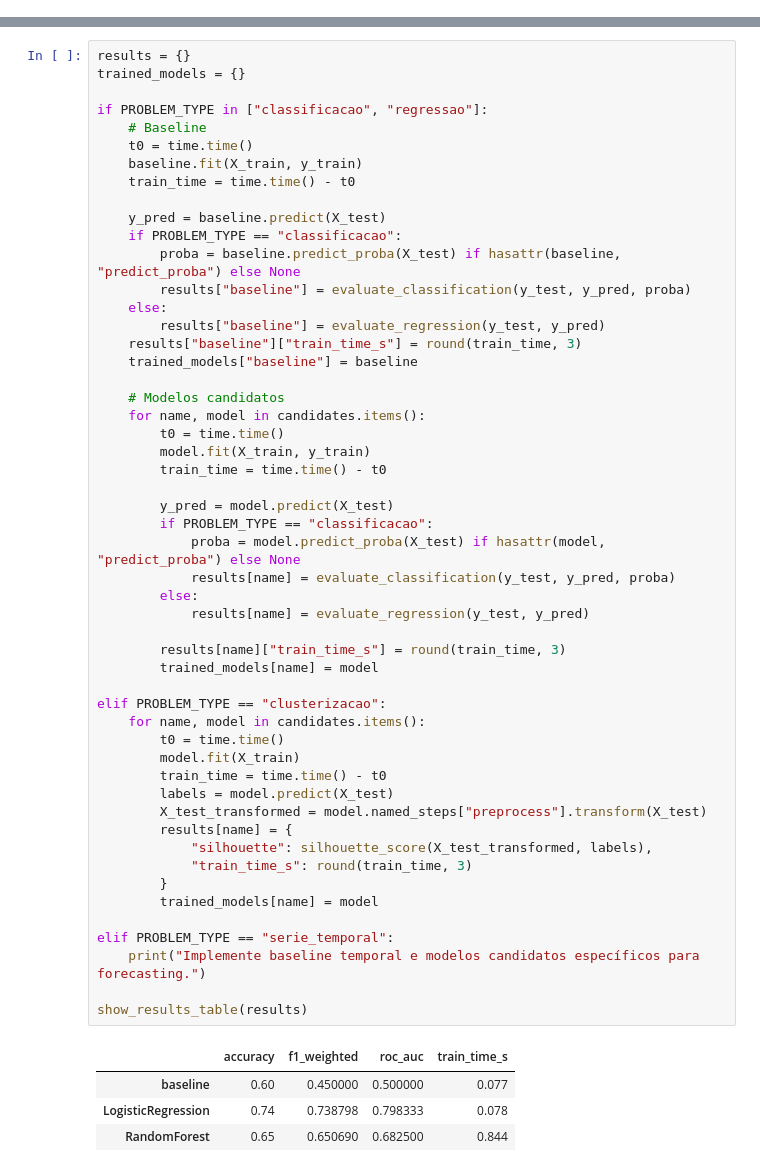
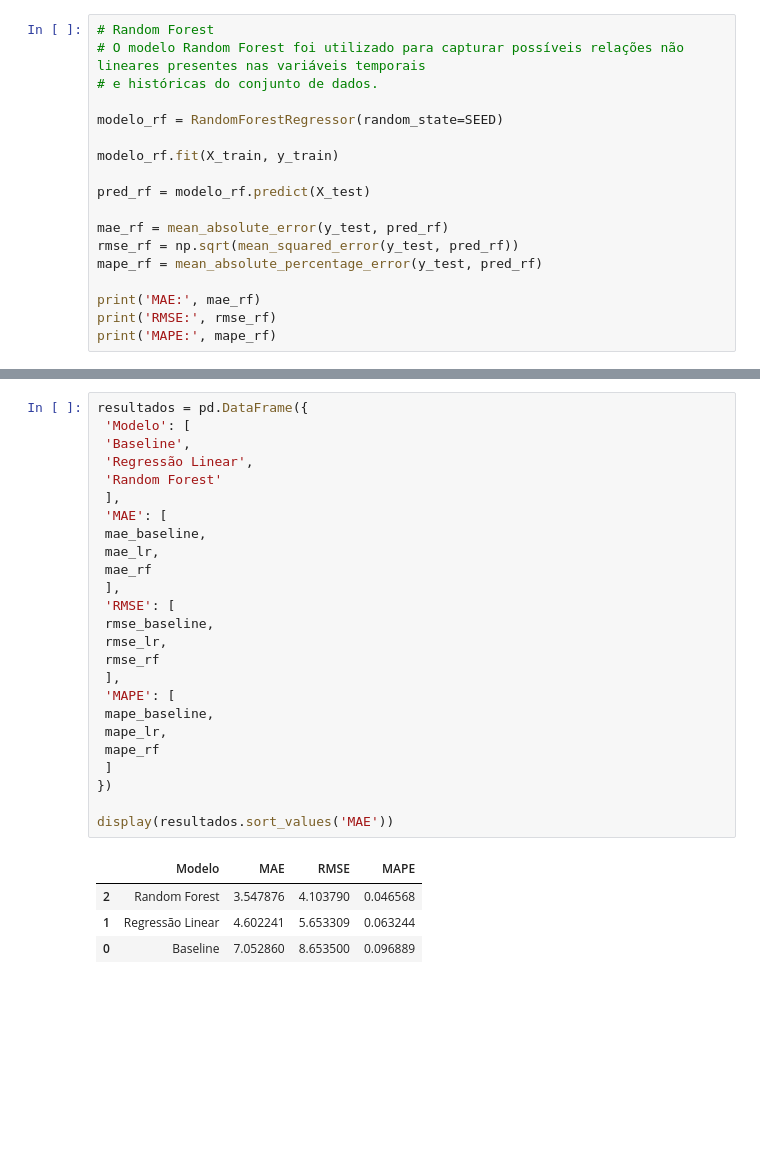
Before and after one commit to roedelbruna/ciencia_de_dados_-analytics-, a Jupyter notebook: Bruna Roedel_MVP_ML_Analytics_20261.ipynb, the cells around one changed output, grey strips where cells are left out. Cells and saved outputs as stored; diff of their text form; blank space fills up the shorter version.

```diff
--- a/Bruna Roedel_MVP_ML_Analytics_20261.ipynb
+++ b/Bruna Roedel_MVP_ML_Analytics_20261.ipynb
@@ -627,0 +616,18 @@ Modelos candidatos: ['LogisticRegression', 'RandomForest']
+# %%
+# Random Forest
+# O modelo Random Forest foi utilizado para capturar possíveis relações não lineares presentes nas variáveis temporais
+# e históricas do conjunto de dados.
+
+modelo_rf = RandomForestRegressor(random_state=SEED)
+
+modelo_rf.fit(X_train, y_train)
+
+pred_rf = modelo_rf.predict(X_test)
+
+mae_rf = mean_absolute_error(y_test, pred_rf)
+rmse_rf = np.sqrt(mean_squared_error(y_test, pred_rf))
+mape_rf = mean_absolute_percentage_error(y_test, pred_rf)
+
+print('MAE:', mae_rf)
+print('RMSE:', rmse_rf)
+print('MAPE:', mape_rf)
@@ -647,57 +656,30 @@ Treine o baseline e os modelos candidatos. Compare os resultados iniciais.
 # %%
-results = {}
-trained_models = {}
+resultados = pd.DataFrame({
+ 'Modelo': [
+ 'Baseline',
+ 'Regressão Linear',
+ 'Random Forest'
+ ],
+ 'MAE': [
+ mae_baseline,
+ mae_lr,
+ mae_rf
+ ],
+ 'RMSE': [
+ rmse_baseline,
+ rmse_lr,
+ rmse_rf
+ ],
+ 'MAPE': [
+ mape_baseline,
+ mape_lr,
+ mape_rf
+ ]
+})
 
-if PROBLEM_TYPE in ["classificacao", "regressao"]:
-    # Baseline
-    t0 = time.time()
-    baseline.fit(X_train, y_train)
-    train_time = time.time() - t0
-
-    y_pred = baseline.predict(X_test)
-    if PROBLEM_TYPE == "classificacao":
-        proba = baseline.predict_proba(X_test) if hasattr(baseline, "predict_proba") else None
-        results["baseline"] = evaluate_classification(y_test, y_pred, proba)
-    else:
-        results["baseline"] = evaluate_regression(y_test, y_pred)
-    results["baseline"]["train_time_s"] = round(train_time, 3)
-    trained_models["baseline"] = baseline
-
-    # Modelos candidatos
-    for name, model in candidates.items():
-        t0 = time.time()
-        model.fit(X_train, y_train)
-        train_time = time.time() - t0
-
-        y_pred = model.predict(X_test)
-        if PROBLEM_TYPE == "classificacao":
-            proba = model.predict_proba(X_test) if hasattr(model, "predict_proba") else None
-            results[name] = evaluate_classification(y_test, y_pred, proba)
-        else:
-            results[name] = evaluate_regression(y_test, y_pred)
-
-        results[name]["train_time_s"] = round(train_time, 3)
-        trained_models[name] = model
-
-elif PROBLEM_TYPE == "clusterizacao":
-    for name, model in candidates.items():
-        t0 = time.time()
-        model.fit(X_train)
-        train_time = time.time() - t0
-        labels = model.predict(X_test)
-        X_test_transformed = model.named_steps["preprocess"].transform(X_test)
-        results[name] = {
-            "silhouette": silhouette_score(X_test_transformed, labels),
-            "train_time_s": round(train_time, 3)
-        }
-        trained_models[name] = model
-
-elif PROBLEM_TYPE == "serie_temporal":
-    print("Implemente baseline temporal e modelos candidatos específicos para forecasting.")
-
-show_results_table(results)
+display(resultados.sort_values('MAE'))
 # %% [output]
-|  | accuracy | f1_weighted | roc_auc | train_time_s |
-| baseline | 0.60 | 0.450000 | 0.500000 | 0.077 |
-| LogisticRegression | 0.74 | 0.738798 | 0.798333 | 0.078 |
-| RandomForest | 0.65 | 0.650690 | 0.682500 | 0.844 |
+|  | Modelo | MAE | RMSE | MAPE |
+| 2 | Random Forest | 3.547876 | 4.103790 | 0.046568 |
+| 1 | Regressão Linear | 4.602241 | 5.653309 | 0.063244 |
+| 0 | Baseline | 7.052860 | 8.653500 | 0.096889 |
```
Also changed, not shown: parts of 74 cells of this notebook.
